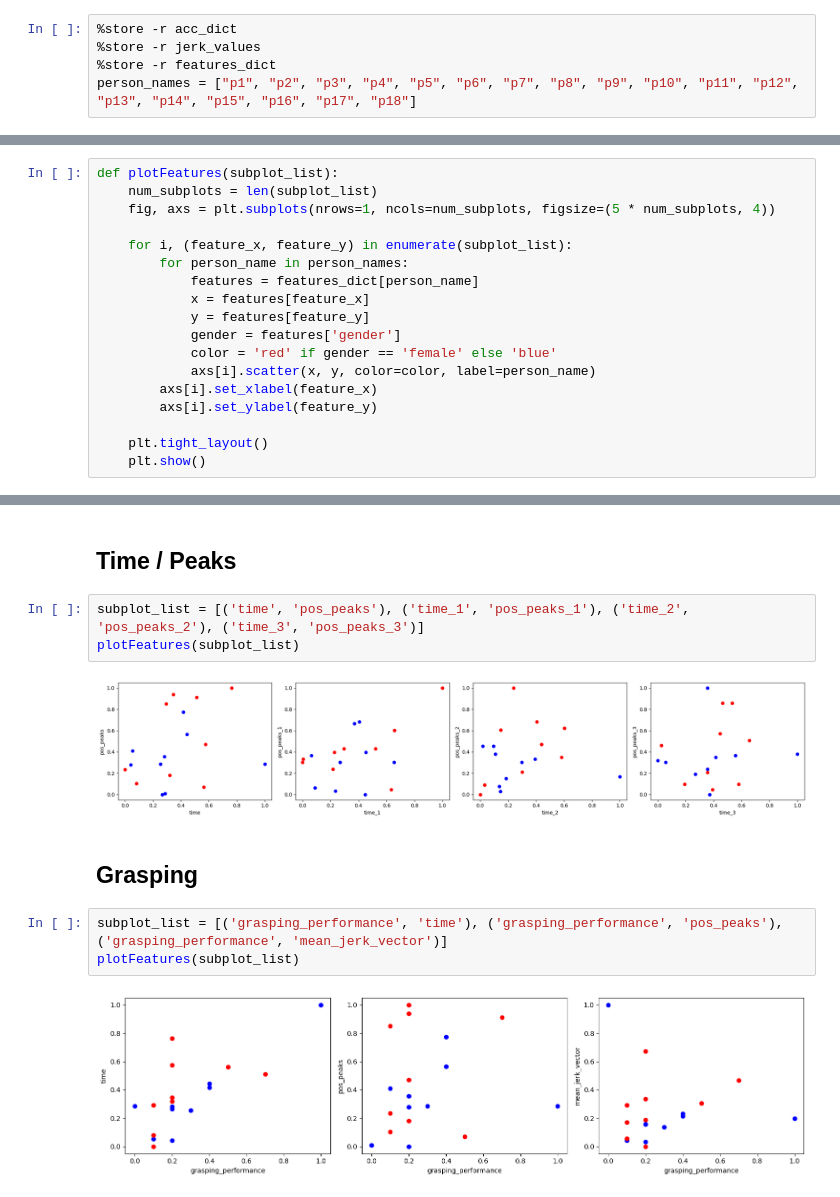
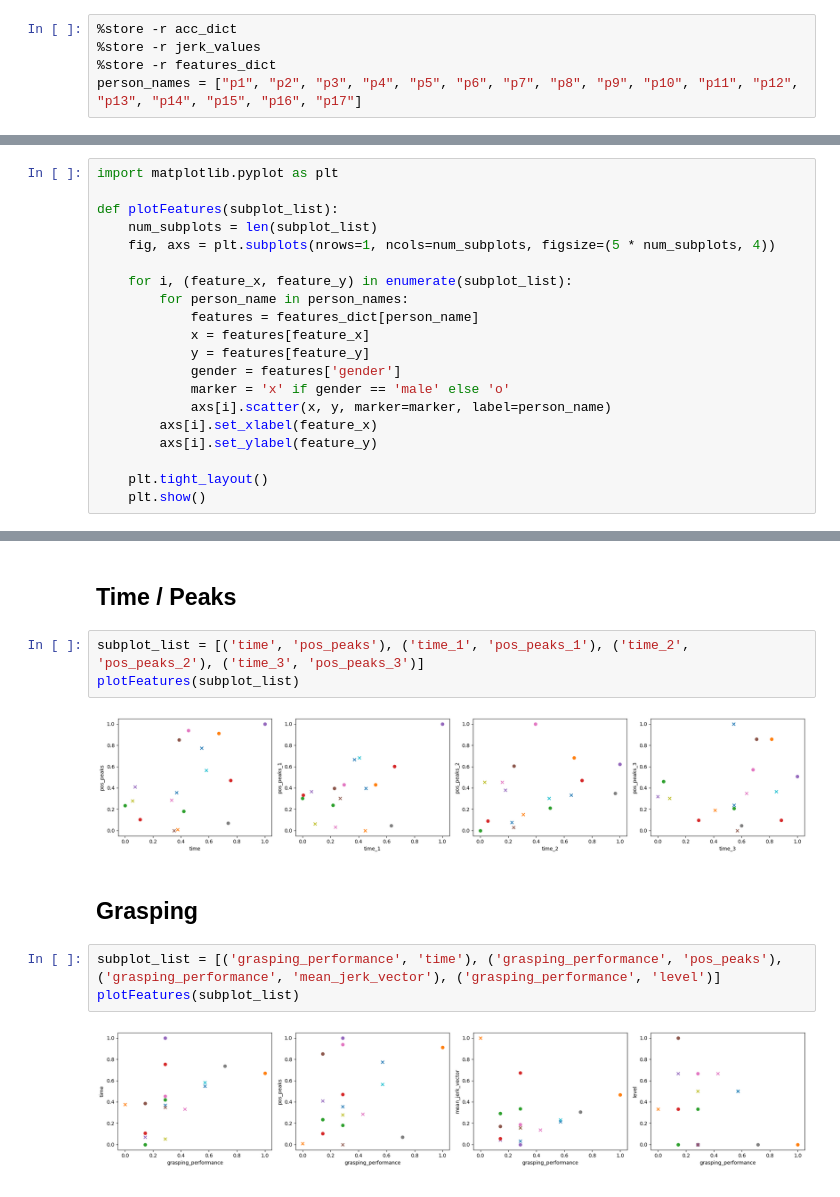
Before and after one commit to doertiboy/MasterStudy, a Jupyter notebook: Clustering.ipynb, the cells around one changed output, grey strips where cells are left out. Drawn from its saved outputs; the diff is of its cells as text.

```diff
--- a/Clustering.ipynb
+++ b/Clustering.ipynb
@@ -7,7 +7,7 @@ from matplotlib import pyplot as plt
 %store -r acc_dict
 %store -r jerk_values
 %store -r features_dict
-person_names = ["p1", "p2", "p3", "p4", "p5", "p6", "p7", "p8", "p9", "p10", "p11", "p12", "p13", "p14", "p15", "p16", "p17", "p18"]
+person_names = ["p1", "p2", "p3", "p4", "p5", "p6", "p7", "p8", "p9", "p10", "p11", "p12", "p13", "p14", "p15", "p16", "p17"]
 # %% [markdown]
 # Scatter Plots
 # %%
@@ -21,6 +21,8 @@ def plotFeatures(feature_x, feature_y):
         color = 'red' if gender == 'female' else 'blue'
         plt.scatter(x, y, color=color)
 # %%
+import matplotlib.pyplot as plt
+
 def plotFeatures(subplot_list):
     num_subplots = len(subplot_list)
     fig, axs = plt.subplots(nrows=1, ncols=num_subplots, figsize=(5 * num_subplots, 4))
@@ -31,8 +33,8 @@ def plotFeatures(subplot_list):
             x = features[feature_x]
             y = features[feature_y]
             gender = features['gender']
-            color = 'red' if gender == 'female' else 'blue'
-            axs[i].scatter(x, y, color=color, label=person_name)
+            marker = 'x' if gender == 'male' else 'o'
+            axs[i].scatter(x, y, marker=marker, label=person_name)
         axs[i].set_xlabel(feature_x)
         axs[i].set_ylabel(feature_y)
 
@@ -65,11 +67,11 @@ plotFeatures(subplot_list)
 subplot_list = [('time', 'pos_peaks'), ('time_1', 'pos_peaks_1'), ('time_2', 'pos_peaks_2'), ('time_3', 'pos_peaks_3')]
 plotFeatures(subplot_list)
 # %% [output]
-[figure, old version]
+[figure, new version]
 # %% [markdown]
 ## Grasping
 # %%
-subplot_list = [('grasping_performance', 'time'), ('grasping_performance', 'pos_peaks'), ('grasping_performance', 'mean_jerk_vector')]
+subplot_list = [('grasping_performance', 'time'), ('grasping_performance', 'pos_peaks'), ('grasping_performance', 'mean_jerk_vector'), ('grasping_performance', 'level')]
 plotFeatures(subplot_list)
 # %% [output]
-[figure, old version]
+[figure, new version]
```
Also changed, not shown: parts of 10 cells of this notebook, 23 other files.
